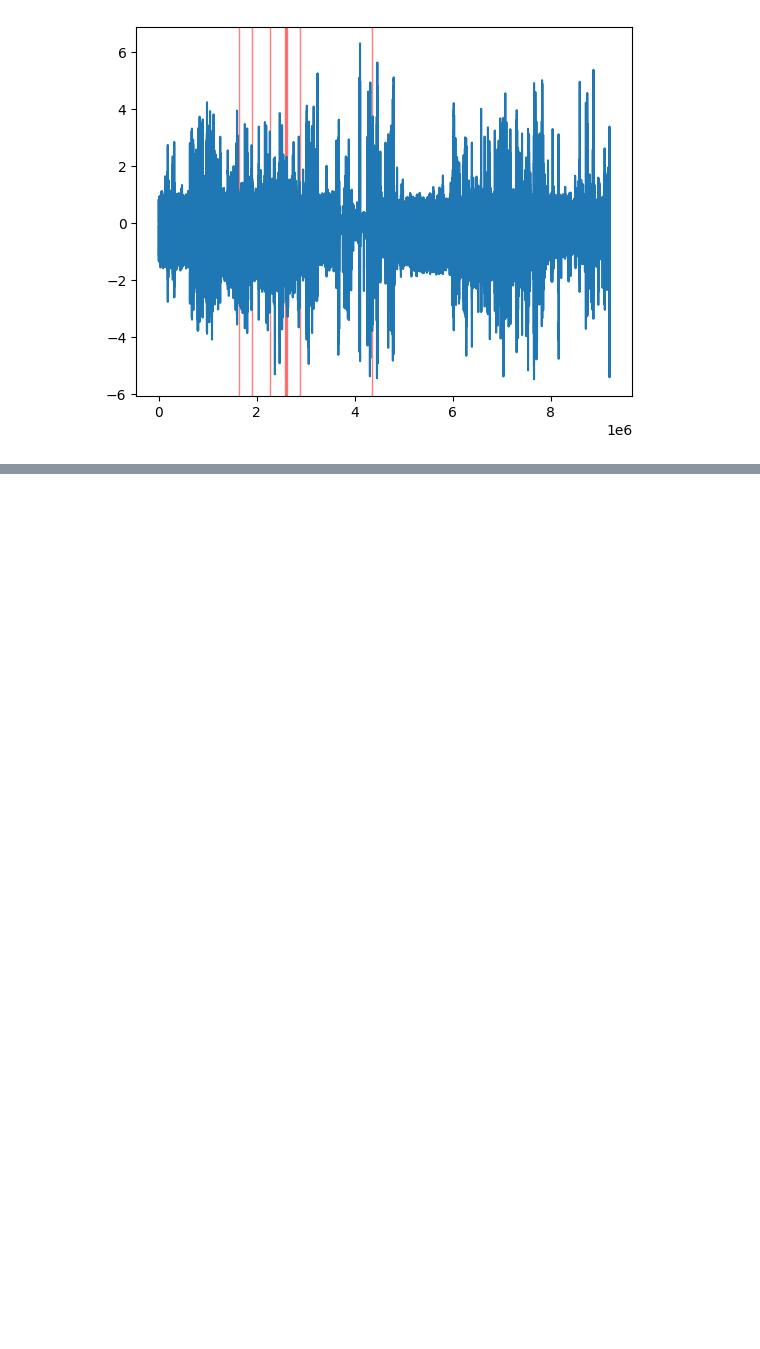
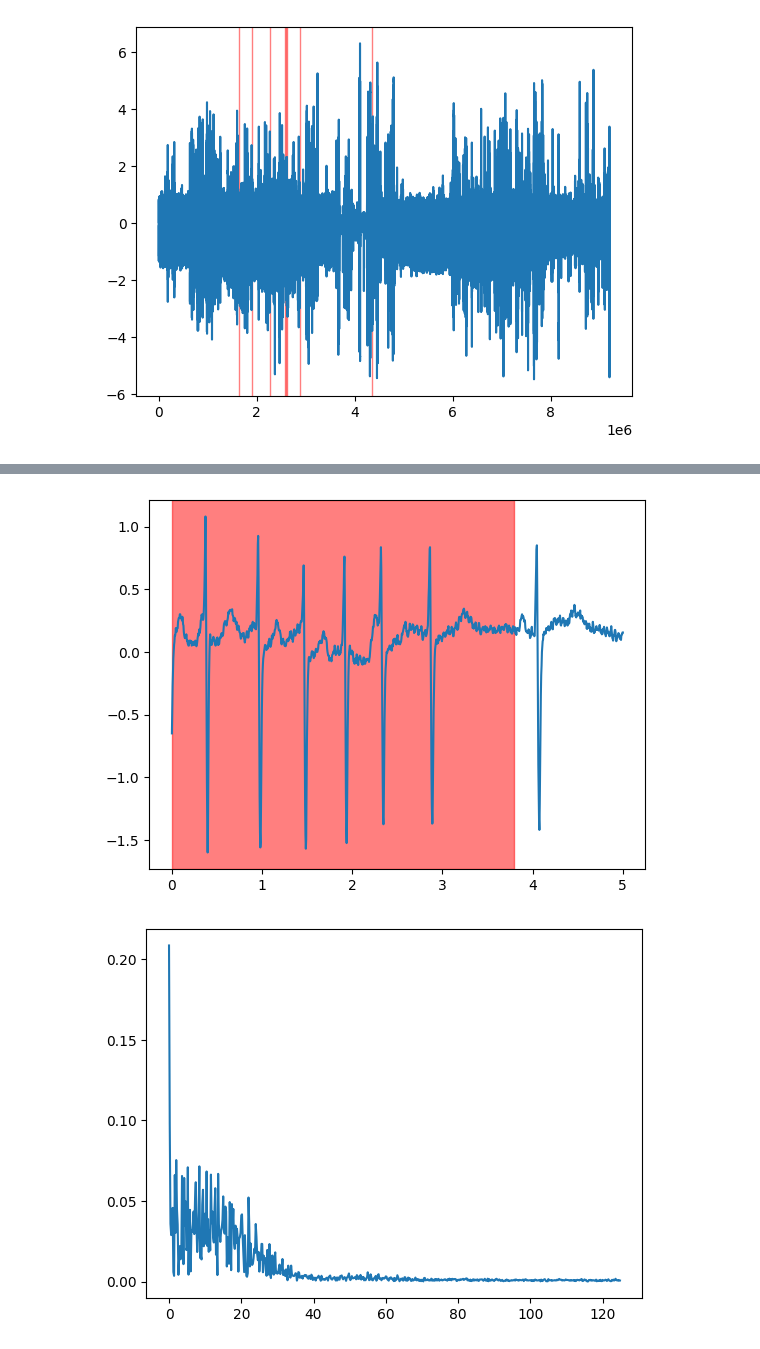
Before and after one commit to G1874/DNN_ECG, a Jupyter notebook: prototyping.ipynb, the cells around one changed output, grey strips where cells are left out. Cells and saved outputs as stored; diff of their text form; code cells hidden in the pictures; blank space fills up the shorter version.

```diff
--- a/prototyping.ipynb
+++ b/prototyping.ipynb
@@ -87,0 +139,26 @@ plt.show();
+# %%
+N = int(5 / dt)
+n1 = int(ann_samples[1])
+n2 = int(ann_samples[1] + N)
+
+slice = waveform[n1:n2]
+t = np.linspace(0, N*dt, N)
+
+y = fft(slice)
+M = 2/N * np.abs(y[:N//2])
+f = fftfreq(N, dt)[:N//2]
+
+fig, ax = plt.subplots()
+ax.plot(t, slice);
+x1, x2 = ranges_AFIB[0]
+ax.axvspan(0, dt*(x2-x1), alpha=0.5, color='red')
+plt.show();
+
+plt.plot(f, M)
+plt.show();
+
+plt.plot(f, 20*np.log10(M))
+plt.show();
+# %% [output]
+[figure, added]
+[figure, added]
```
Also changed, not shown: parts of 7 cells of this notebook.
